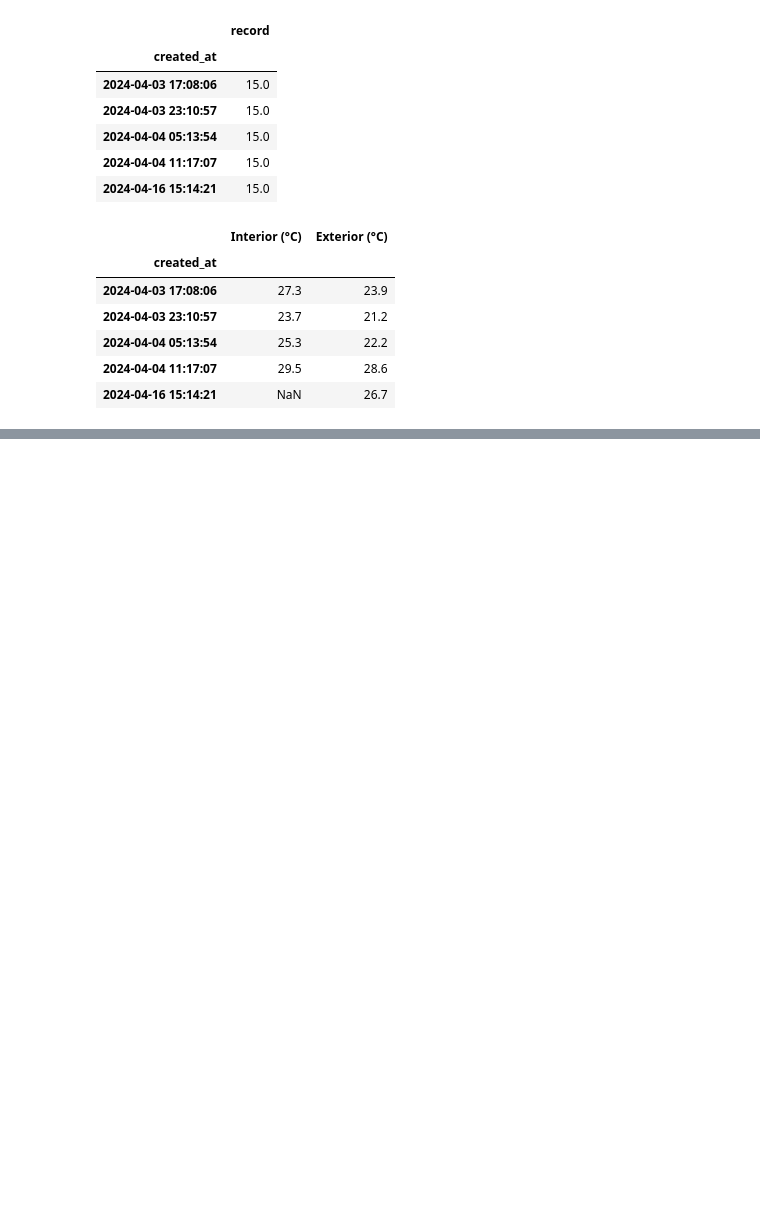
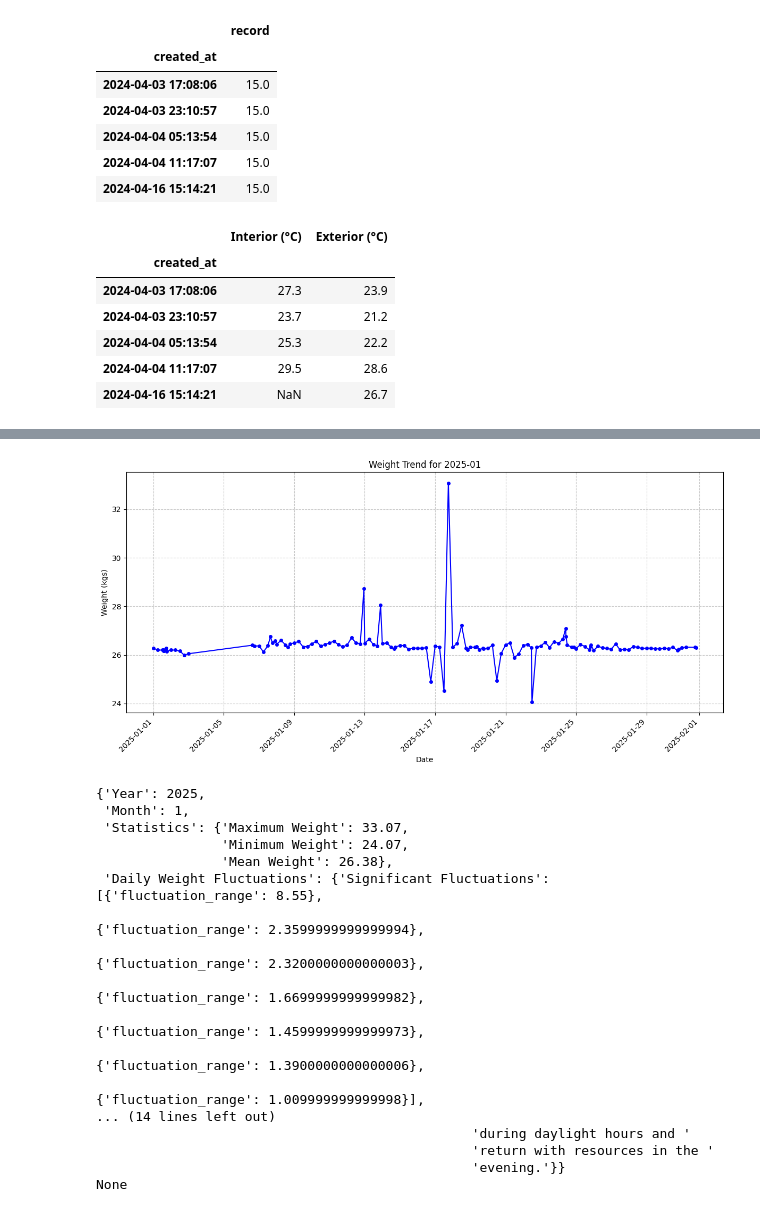
Before and after one commit to GeorgeLukaanya/GeorgeCode, a Jupyter notebook: reportnotebook.ipynb, the cells around one changed output, grey strips where cells are left out. Cells and saved outputs as stored; diff of their text form; code cells hidden in the pictures; blank space fills up the shorter version.

```diff
--- a/reportnotebook.ipynb
+++ b/reportnotebook.ipynb
@@ -134,0 +429,22 @@ weights.dropna(inplace=True)
+# %%
+results = analyze_weight_for_month_year(weights, 2025, 1)  # January 2025
+print(results)
+# %% [output]
+[figure, added]
+{'Year': 2025,
+ 'Month': 1,
+ 'Statistics': {'Maximum Weight': 33.07,
+                'Minimum Weight': 24.07,
+                'Mean Weight': 26.38},
+ 'Daily Weight Fluctuations': {'Significant Fluctuations': [{'fluctuation_range': 8.55},
+                                                            {'fluctuation_range': 2.3599999999999994},
+                                                            {'fluctuation_range': 2.3200000000000003},
+                                                            {'fluctuation_range': 1.6699999999999982},
+                                                            {'fluctuation_range': 1.4599999999999973},
+                                                            {'fluctuation_range': 1.3900000000000006},
+                                                            {'fluctuation_range': 1.009999999999998}],
+... (14 lines left out)
+                                                'during daylight hours and '
+                                                'return with resources in the '
+                                                'evening.'}}
+None
```
Also changed, not shown: parts of 6 cells of this notebook.
